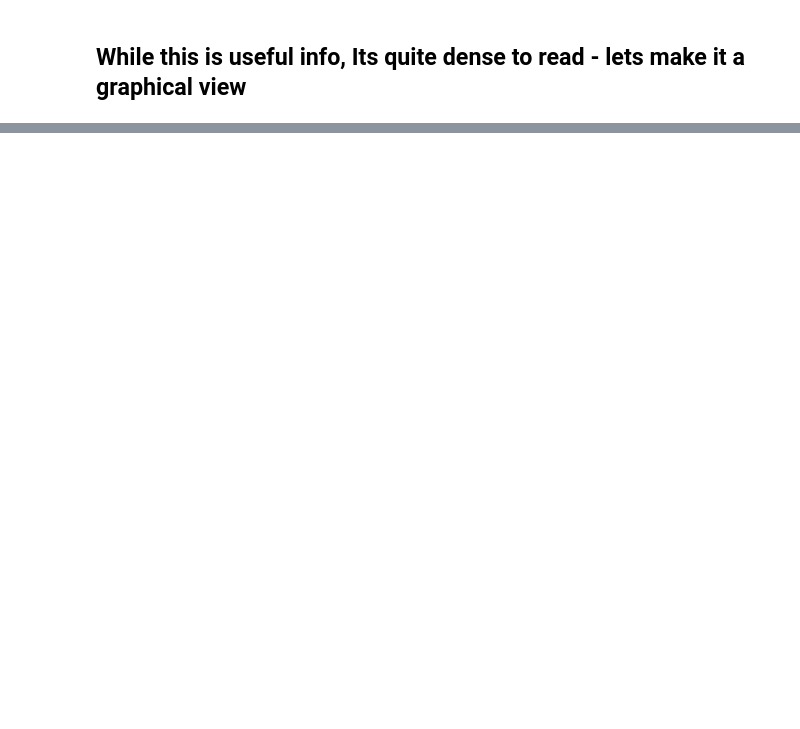
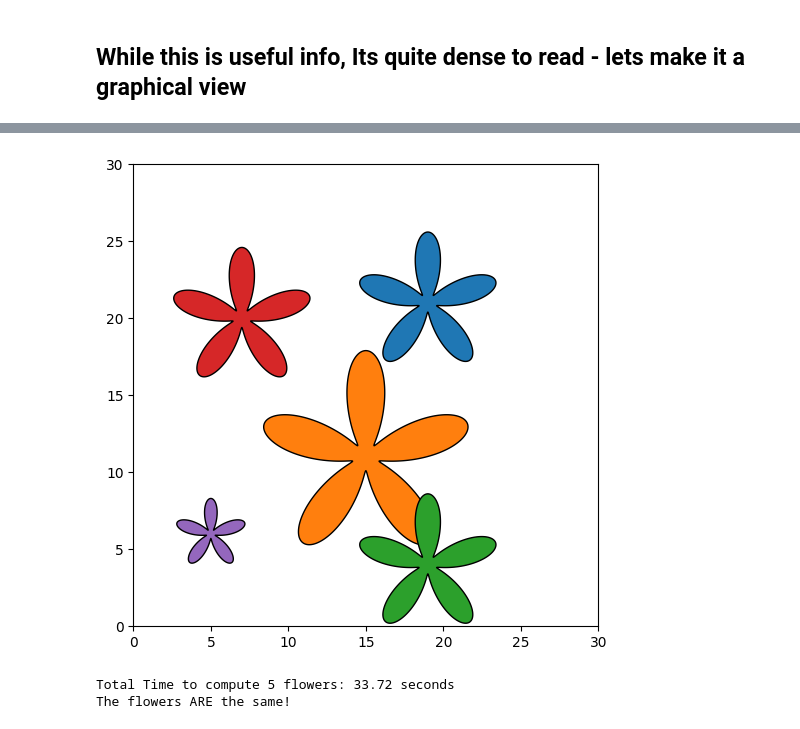
Before and after one commit to Engr315/P1_Optimization, a Jupyter notebook: Flowers/Flowers.ipynb, the cells around one changed output, grey strips where cells are left out. Drawn from its saved outputs; the diff is of its cells as text; code cells hidden in the pictures; blank space fills up the shorter version.

```diff
--- a/Flowers/Flowers.ipynb
+++ b/Flowers/Flowers.ipynb
@@ -96,0 +104,36 @@ Image('flowers.png')
+# %%
+def flowers_are_same(good_flowers, suspicious_flowers):
+    """Compares two sets of flowers and determines weather they are same"""
+    for good_flower, sus_flower in zip(good_flowers, suspicious_flowers):
+        if good_flower != sus_flower:
+            return False
+        return True
+# %%
+from FastFlowers import FastFlowerDrawer
+
+fast_flower_instance = FastFlowerDrawer()
+
+
+start = time.perf_counter()
+fast_flowers = fast_flower_instance.draw_many_flower(inputs)
+stop = time.perf_counter()
+
+plt.figure(figsize=(6,6))
+plt.xlim(0, 30)
+plt.ylim(0, 30)
+
+for t in fast_flowers:
+    x, y = zip(*t)
+    plt.fill(x, y, edgecolor='black')
+
+plt.show()
+
+tot_time = stop-start
+print(f"Total Time to compute 5 flowers: {tot_time:.2f} seconds")
+
+same = flowers_are_same(good_flowers, fast_flowers)
+print(f"The flowers {'ARE' if same else 'ARE NOT'} the same!")
+# %% [output]
+[figure, added]
+Total Time to compute 5 flowers: 33.72 seconds
+The flowers ARE the same!
```
Also changed, not shown: parts of 11 cells of this notebook, 4 other files.
